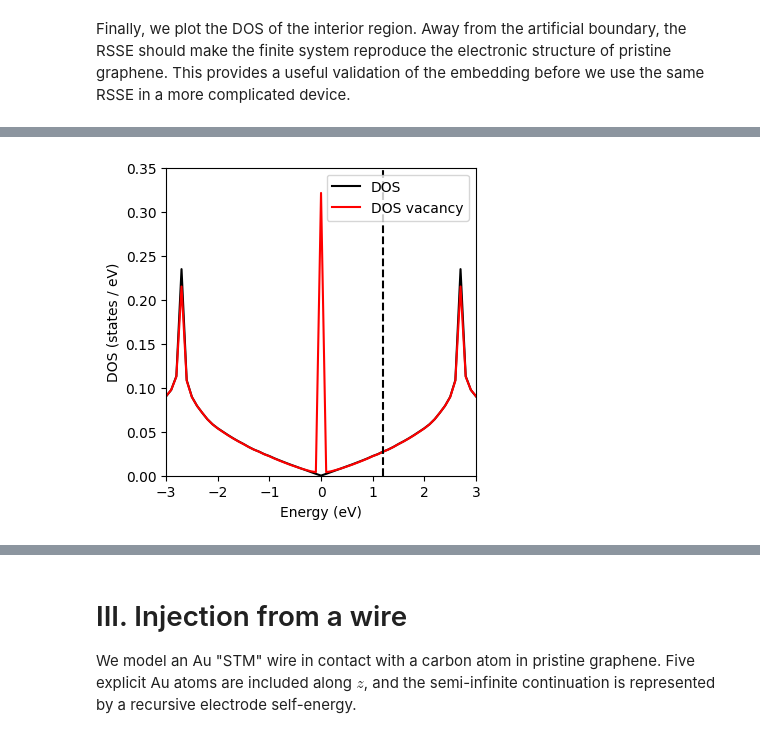
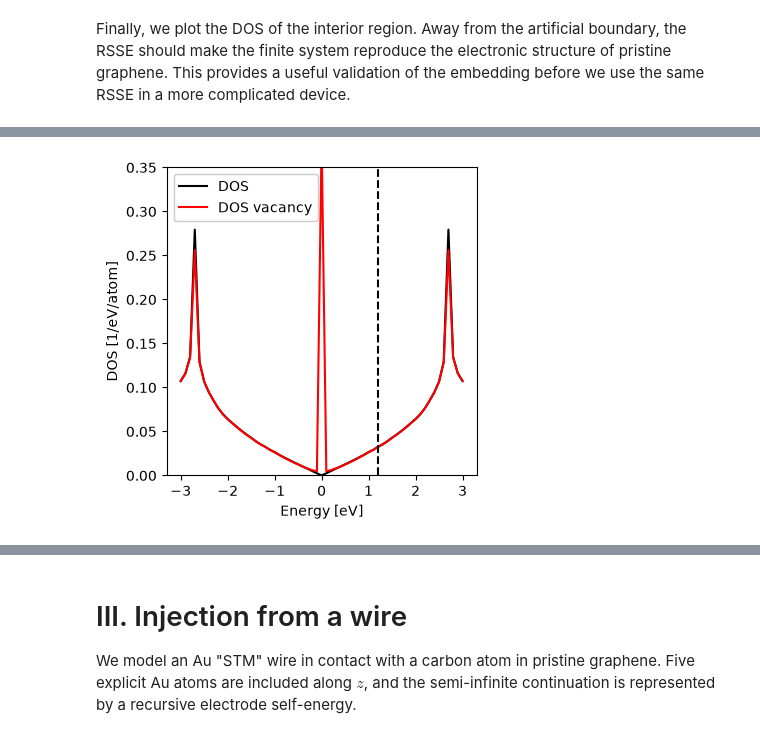
Before and after one commit to alananaya230798/Transiesta_School_2026, a Jupyter notebook: RealSpaceSelfEnergy/RealSpaceSelfEnergies.ipynb, the cells around one changed output, grey strips where cells are left out. Saved outputs shown, nothing was run; the diff lists cells and outputs as text; code cells hidden in the pictures.

```diff
--- a/RealSpaceSelfEnergy/RealSpaceSelfEnergies.ipynb
+++ b/RealSpaceSelfEnergy/RealSpaceSelfEnergies.ipynb
@@ -228,8 +208,0 @@ En   = np.arange(Emin, Emax+dE, dE)
-# %%
-t0 = time.perf_counter()
-DOS, LDOS=loop_DOS(En,eta,RSSE,Hk,Sk,nC)
-t1 = time.perf_counter()
-print(f"Total runtime: {t1 - t0:.2f} seconds")
-print(f"Time per energy: {(t1 - t0)/len(En):.4f} s")
-LDOS_dev= LDOS[nC:,:]
-DOS_dev = LDOS_dev.sum(axis=0)
@@ -239,2 +235,8 @@ Time per energy: 0.7236 s
+# %%
+En = np.linspace(-3, 3, 61)  # energy grid [eV], used throughout the tutorial
+LDOS_sheet = ldos_with_rsse(H_sheet, En)
+
+# DOS per atom of the interior region
+DOS_sheet = LDOS_sheet[:, n_rs:].mean(axis=1)
 # %% [markdown]
 Finally, we plot the DOS of the interior region. Away from the artificial boundary, the RSSE should make the finite system reproduce the electronic structure of pristine graphene. This provides a useful validation of the embedding before we use the same RSSE in a more complicated device.
@@ -334,0 +279,4 @@ E_idx = np.argmin(np.abs(En - E0))
+# %%
+idx_atom = 178  # an interior atom close to the centre of the sheet
+H_vac = H_sheet.remove(idx_atom)  # idx_atom >= n_rs, so the RSSE atoms are still the first n_rs atoms
+H_vac.geometry.plot(axes="xy", backend="matplotlib")
@@ -335,14 +286,16 @@ E_idx = np.argmin(np.abs(En - E0))
+# %%
+LDOS_vac = ldos_with_rsse(H_vac, En)
+DOS_vac = LDOS_vac[:, n_rs:].mean(axis=1)
 # %%
-plt.figure(figsize=(4,4))
-#plt.plot(tbt.E, tbt.DOS(), lw=1.5,c='r',label='TBT')
-plt.plot(En,DOS_dev/na,c='k',label='DOS')
-plt.plot(En,DOS_vac/(na-1),c='r',label='DOS vacancy')
-plt.xlabel("Energy (eV)")
-plt.ylabel("DOS (states / eV)")
-plt.vlines(x=En[E_idx],ymin=0,ymax=0.5,color='k',linestyle='dashed')
-plt.xlim(-3,3)
-plt.ylim(0,0.35)
-plt.legend()
-plt.show()
+E0 = 1.2  # energy of interest
+iE0 = np.abs(En - E0).argmin()
+
+plt.plot(En, DOS_sheet, c="k", label="DOS")
+plt.plot(En, DOS_vac, c="r", label="DOS vacancy")
+plt.axvline(En[iE0], c="k", ls="--")
+plt.xlabel("Energy [eV]")
+plt.ylabel("DOS [1/eV/atom]")
+plt.ylim(0, 0.35)
+plt.legend();
 # %% [output]
-[figure, old version]
+[figure, new version]
```
Also changed, not shown: parts of 131 cells of this notebook.
